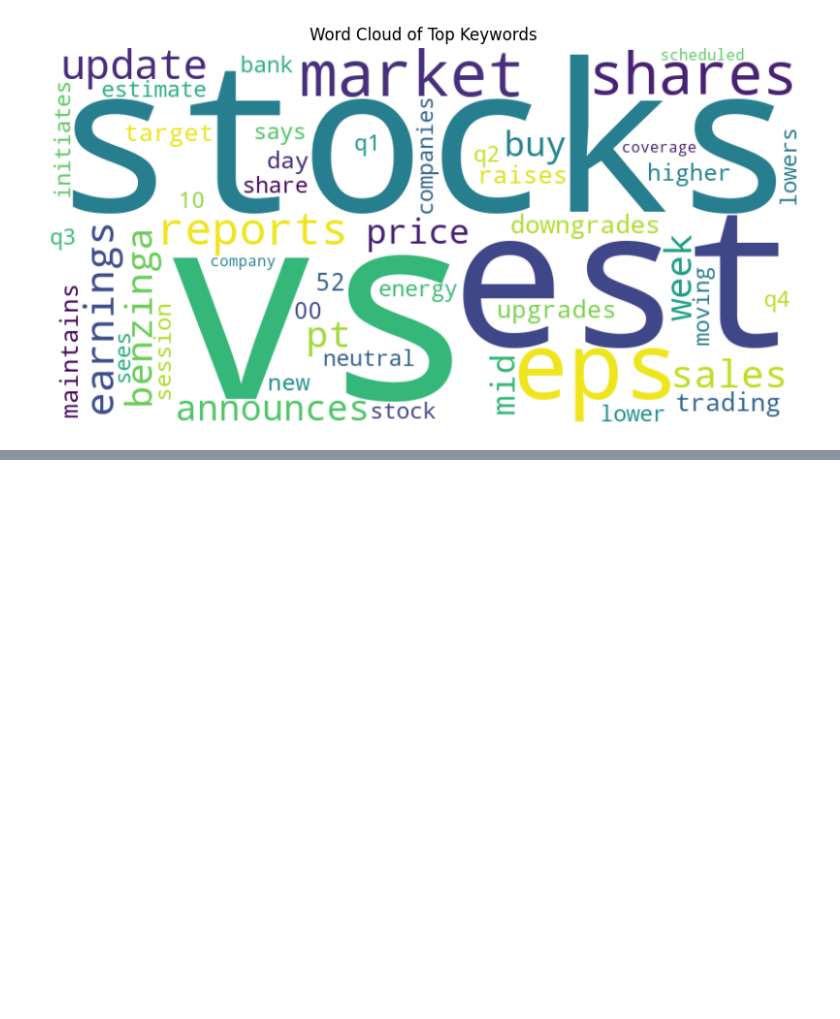
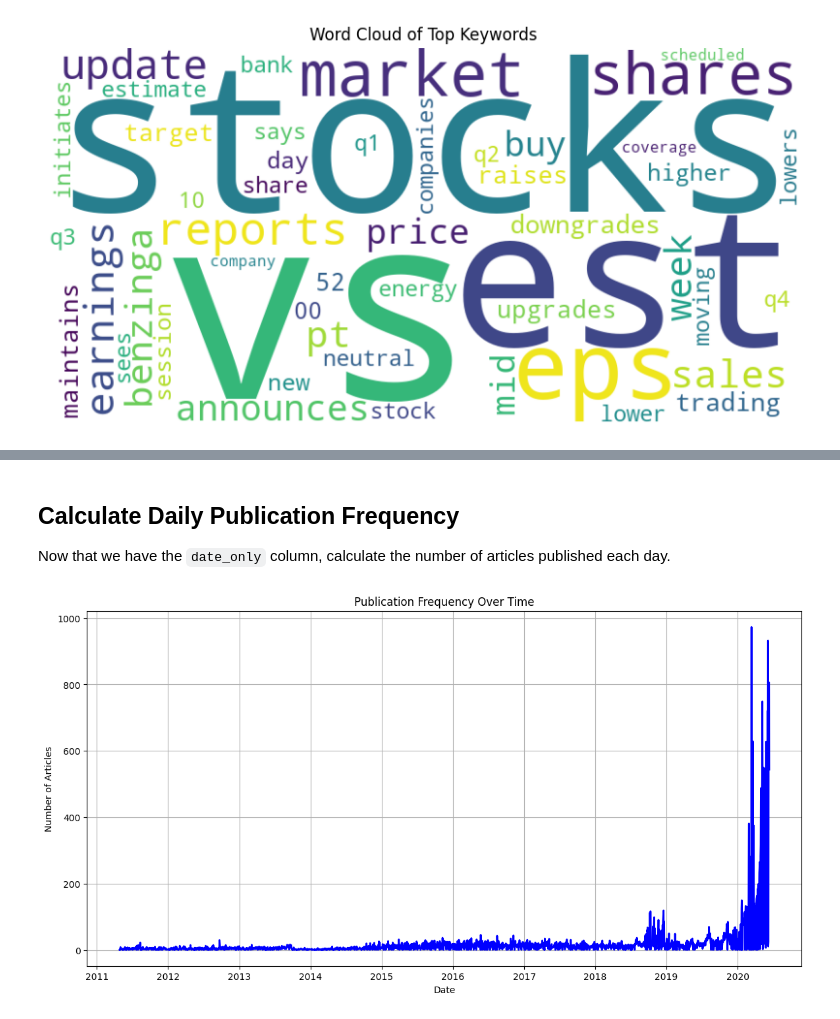
Before and after one commit to leulged/financial-news-analysis, a Jupyter notebook: notebooks/eda_task1.ipynb, the cells around one changed output, grey strips where cells are left out. Cells and saved outputs as stored; diff of their text form; code cells hidden in the pictures; blank space fills up the shorter version.

```diff
--- a/notebooks/eda_task1.ipynb
+++ b/notebooks/eda_task1.ipynb
@@ -266,0 +273,9 @@ plt.show()
+# %%
+# Ensure the 'date' column is in datetime format
+data['date'] = pd.to_datetime(data['date'], errors='coerce')
+
+# Extract only the date part (ignoring time)
+data['date_only'] = data['date'].dt.date
+
+# Verify the new column
+print(data[['date', 'date_only']].head())
@@ -266,0 +289,17 @@ plt.show()
+# %% [markdown]
+## Calculate Daily Publication Frequency
+Now that we have the `date_only` column, calculate the number of articles published each day.
+# %%
+# Calculate publication frequency by day
+daily_counts = data.groupby('date_only').size()
+
+# Plot the daily publication frequency
+plt.figure(figsize=(14, 7))
+daily_counts.plot(kind='line', color='blue', linewidth=2)
+plt.title('Publication Frequency Over Time')
+plt.xlabel('Date')
+plt.ylabel('Number of Articles')
+plt.grid()
+plt.show()
+# %% [output]
+[figure, added]
```
Also changed, not shown: parts of 11 cells of this notebook, 8 other files.
